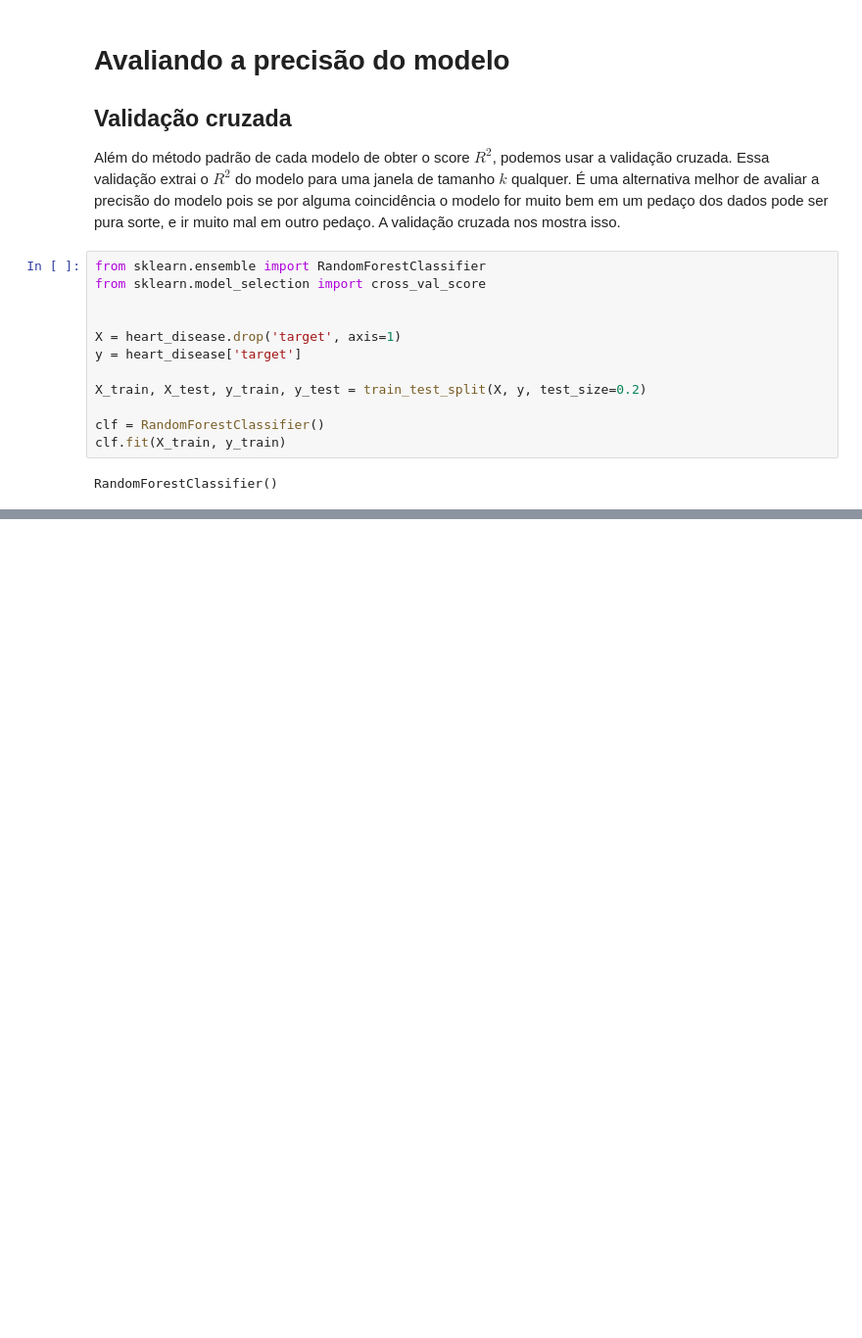
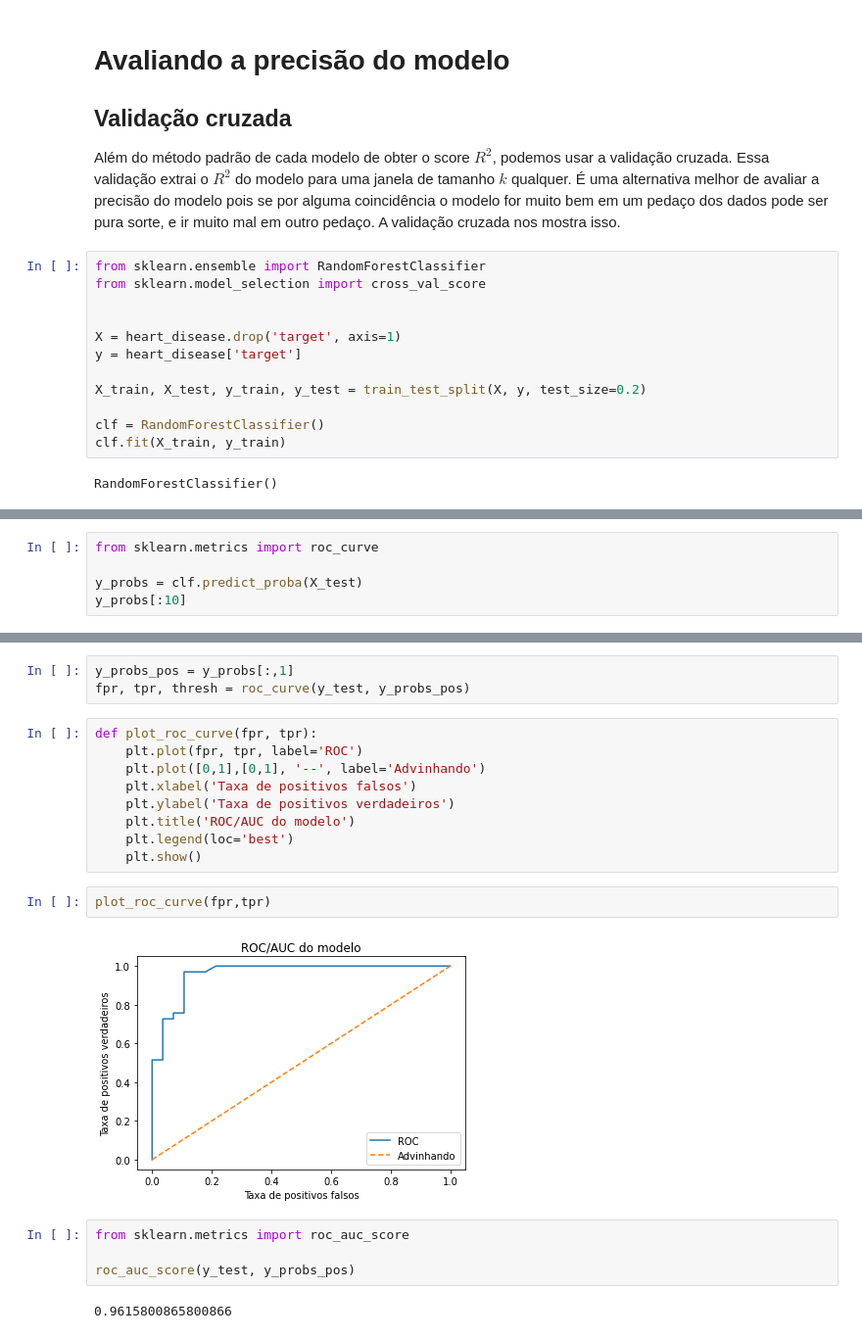
Before and after one commit to pesadaum/learning, a Jupyter notebook: courses/data-science-and-machine-learning-ztm/9_Scikit-learn/scikit_learn.ipynb, the cells around one changed output, grey strips where cells are left out. Shown: that part at 98% size. Cells and saved outputs as stored; diff of their text form; blank space fills up the shorter version.

```diff
--- a/courses/data-science-and-machine-learning-ztm/9_Scikit-learn/scikit_learn.ipynb
+++ b/courses/data-science-and-machine-learning-ztm/9_Scikit-learn/scikit_learn.ipynb
@@ -633,0 +620,5 @@ array([0.78688525, 0.90163934, 0.78688525, 0.78333333, 0.76666667])
+# %%
+from sklearn.metrics import roc_curve
+
+y_probs = clf.predict_proba(X_test)
+y_probs[:10]
@@ -633,0 +636,22 @@ array([0.78688525, 0.90163934, 0.78688525, 0.78333333, 0.76666667])
+# %%
+y_probs_pos = y_probs[:,1]
+fpr, tpr, thresh = roc_curve(y_test, y_probs_pos)
+# %%
+def plot_roc_curve(fpr, tpr):
+    plt.plot(fpr, tpr, label='ROC')
+    plt.plot([0,1],[0,1], '--', label='Advinhando')
+    plt.xlabel('Taxa de positivos falsos')
+    plt.ylabel('Taxa de positivos verdadeiros')
+    plt.title('ROC/AUC do modelo')
+    plt.legend(loc='best')
+    plt.show()
+# %%
+plot_roc_curve(fpr,tpr)
+# %% [output]
+[figure, added]
+# %%
+from sklearn.metrics import roc_auc_score
+
+roc_auc_score(y_test, y_probs_pos)
+# %% [output]
+0.9615800865800866
```
Also changed, not shown: parts of 16 cells of this notebook.
